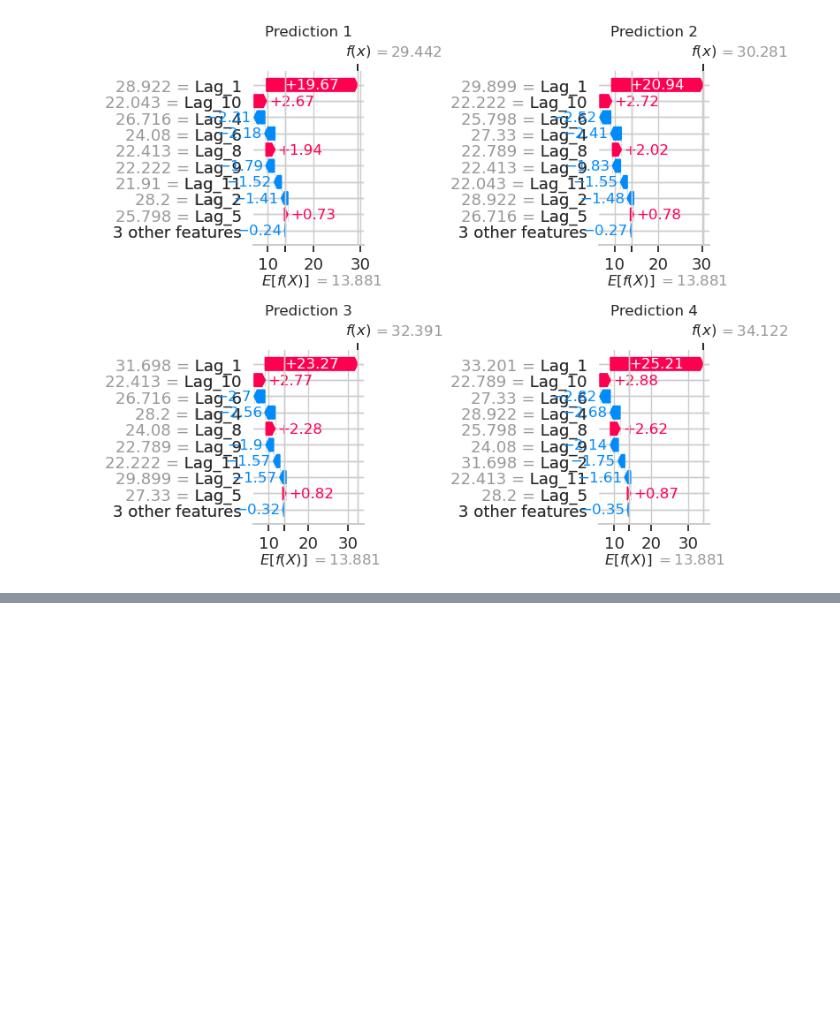
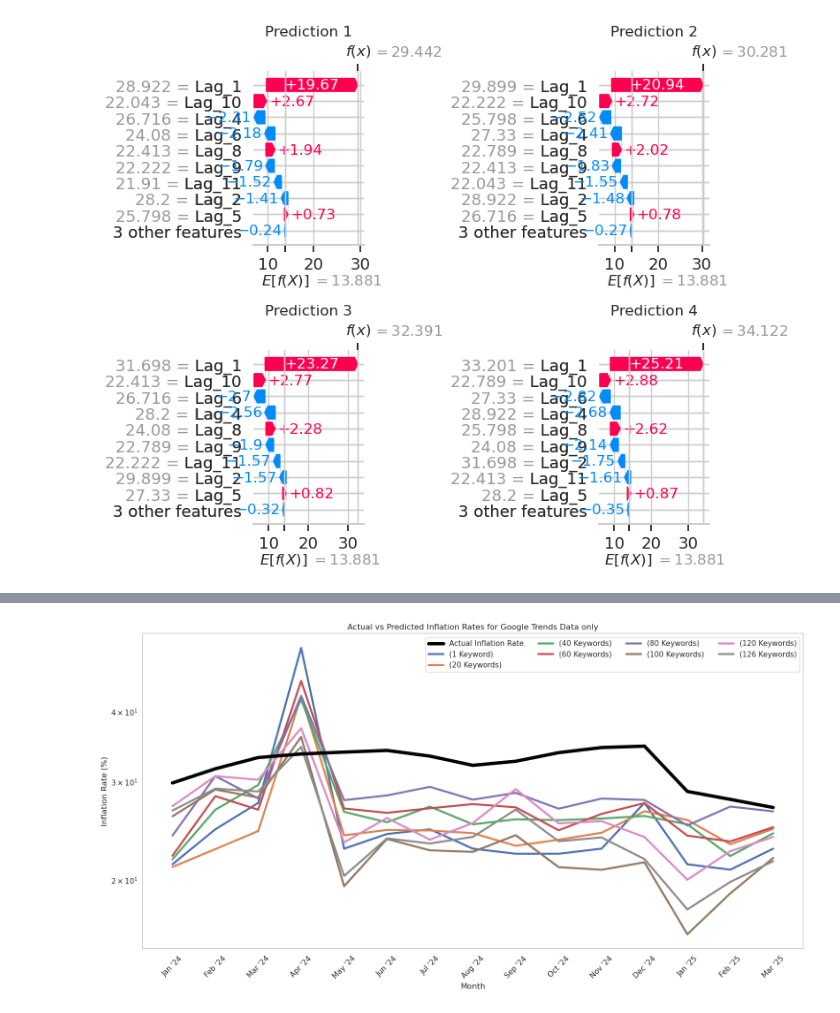
Before and after one commit to MartinsAwojide/inflation_nowcast, a Jupyter notebook: modelling.ipynb, the cells around one changed output, grey strips where cells are left out. Cells and saved outputs as stored; diff of their text form; code cells hidden in the pictures; blank space fills up the shorter version.

Commit message:
UPDATE: GT model with Linear Regression Completed

```diff
--- a/modelling.ipynb
+++ b/modelling.ipynb
@@ -735,0 +912,55 @@ plt.show()
+# %%
+# Create dataframe for predictions
+predictions_df_no_lag = pd.DataFrame({
+    'Month': test_data_no_lag['Month'].dt.strftime('%b \'%y').tolist(),
+    'Actual Inflation Rate': y_test_no_lag,
+    'Predicted Inflation Rate (1 Keyword)': y_pred_1_k,
+    'Predicted Inflation Rate (20 Keywords)': y_pred_20_k,
+    'Predicted Inflation Rate (40 Keywords)': y_pred_40_k,
+    'Predicted Inflation Rate (60 Keywords)': y_pred_60_k,
+    'Predicted Inflation Rate (80 Keywords)': y_pred_80_k,
+    'Predicted Inflation Rate (100 Keywords)': y_pred_100_k,
+    'Predicted Inflation Rate (120 Keywords)': y_pred_120_k,
+    'Predicted Inflation Rate (126 Keywords)': y_pred_126_k
+})
+# print the first few rows of the predictions DataFrame
+# display(predictions_df_no_lag)
+# %%
+# Plot predictions for different number of features and actual inflation rate using seaborn
+
+import seaborn as sns
+
+plt.figure(figsize=(15, 8))
+# Plot actual inflation rate with highest zorder
+sns.lineplot(
+    data=predictions_df_no_lag,
+    x='Month',
+    y='Actual Inflation Rate',
+    label='Actual Inflation Rate',
+    linewidth=5,
+    color='black',
+    zorder=10
+)
+
+# Plot predicted inflation rates for each number of features (no marker)
+for i in [1, 20, 40, 60, 80, 100, 120, 126]:
+    sns.lineplot(
+        data=predictions_df_no_lag,
+        x='Month',
+        y=f'Predicted Inflation Rate ({i} Keyword{"s" if i > 1 else ""})',
+        label=f'({i} Keyword{"s" if i > 1 else ""})',
+        linewidth=3,
+        zorder=5
+    )
+plt.title('Actual vs Predicted Inflation Rates for Google Trends Data only')
+plt.xlabel('Month')
+plt.ylabel('Inflation Rate (%)')
+plt.yscale('log')
+plt.xticks(rotation=45)
+plt.legend(loc='best', fontsize=11, ncol=4, frameon=True, fancybox=True)
+plt.grid(False)
+plt.tight_layout()
+plt.savefig('./actual_vs_predicted_inflation_rates_baseline_models_no_lag_seaborn.png')
+plt.show()
+# %% [output]
+[figure, added]
```
Also changed, not shown: parts of 10 cells of this notebook, 5 other files.
